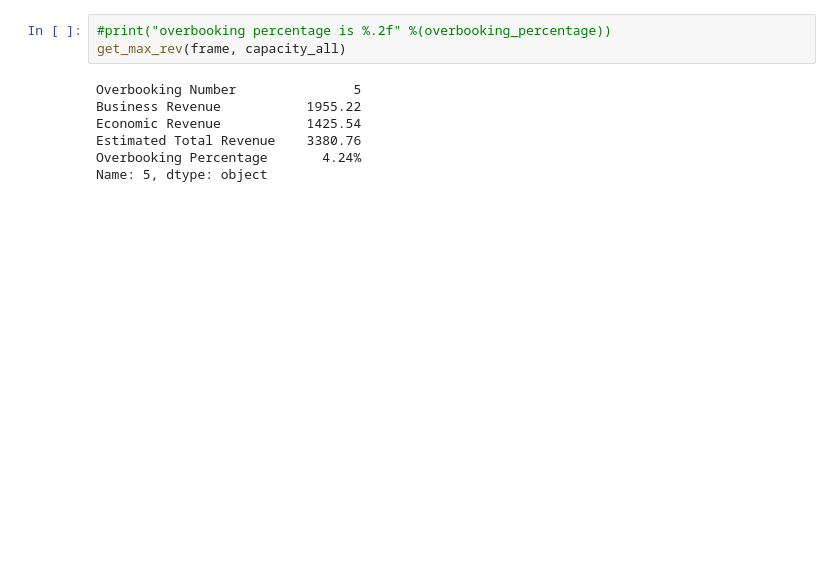
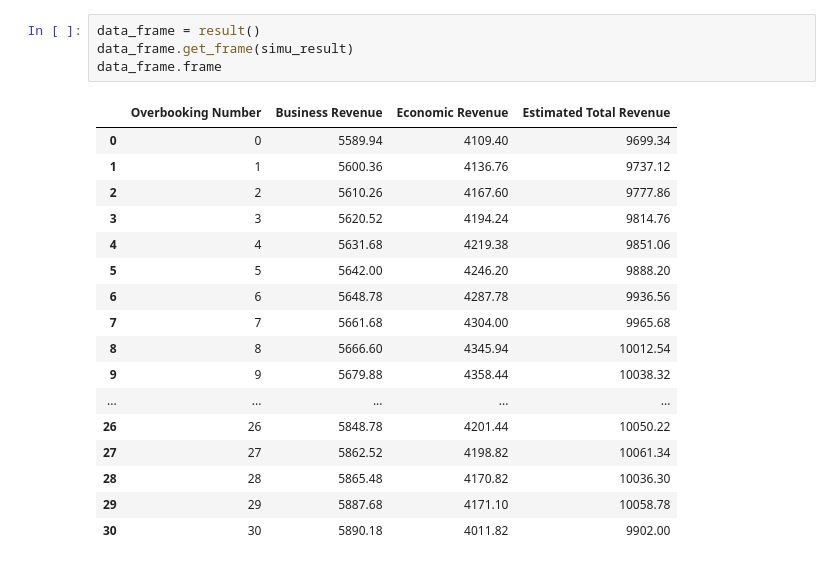
Before and after one commit to AshishKiitm/Monte-Carlo-Simulation-of-Airplane-Ticket-Overbooking, a Jupyter notebook: 590 final2.ipynb, the cells around one changed output. Saved outputs shown, nothing was run; the diff lists cells and outputs as text; blank space fills up the shorter version.

```diff
--- a/590 final2.ipynb
+++ b/590 final2.ipynb
@@ -181,10 +277,22 @@ False
-# %%
-#print("overbooking percentage is %.2f" %(overbooking_percentage))
-get_max_rev(frame, capacity_all)
-# %% [output]
-Overbooking Number               5
-Business Revenue           1955.22
-Economic Revenue           1425.54
-Estimated Total Revenue    3380.76
-Overbooking Percentage       4.24%
-Name: 5, dtype: object
+# %%
+data_frame = result()
+data_frame.get_frame(simu_result)
+data_frame.frame
+# %% [output]
+|  | Overbooking Number | Business Revenue | Economic Revenue | Estimated Total Revenue |
+| 0 | 0 | 5589.94 | 4109.40 | 9699.34 |
+| 1 | 1 | 5600.36 | 4136.76 | 9737.12 |
+| 2 | 2 | 5610.26 | 4167.60 | 9777.86 |
+| 3 | 3 | 5620.52 | 4194.24 | 9814.76 |
+| 4 | 4 | 5631.68 | 4219.38 | 9851.06 |
+| 5 | 5 | 5642.00 | 4246.20 | 9888.20 |
+| 6 | 6 | 5648.78 | 4287.78 | 9936.56 |
+| 7 | 7 | 5661.68 | 4304.00 | 9965.68 |
+| 8 | 8 | 5666.60 | 4345.94 | 10012.54 |
+| 9 | 9 | 5679.88 | 4358.44 | 10038.32 |
+| ... | ... | ... | ... | ... |
+| 26 | 26 | 5848.78 | 4201.44 | 10050.22 |
+| 27 | 27 | 5862.52 | 4198.82 | 10061.34 |
+| 28 | 28 | 5865.48 | 4170.82 | 10036.30 |
+| 29 | 29 | 5887.68 | 4171.10 | 10058.78 |
+| 30 | 30 | 5890.18 | 4011.82 | 9902.00 |
```
Also changed, not shown: parts of 10 cells of this notebook.
